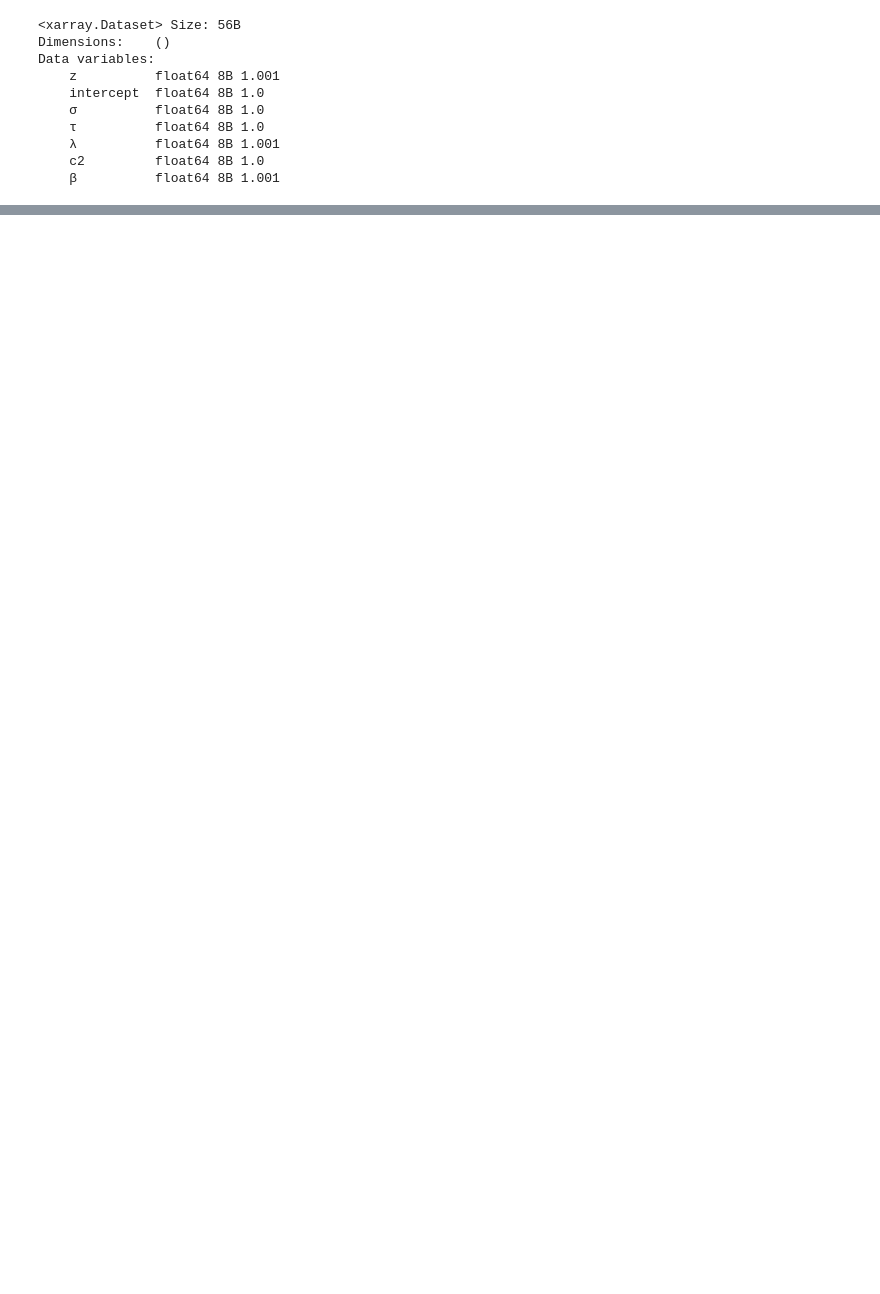
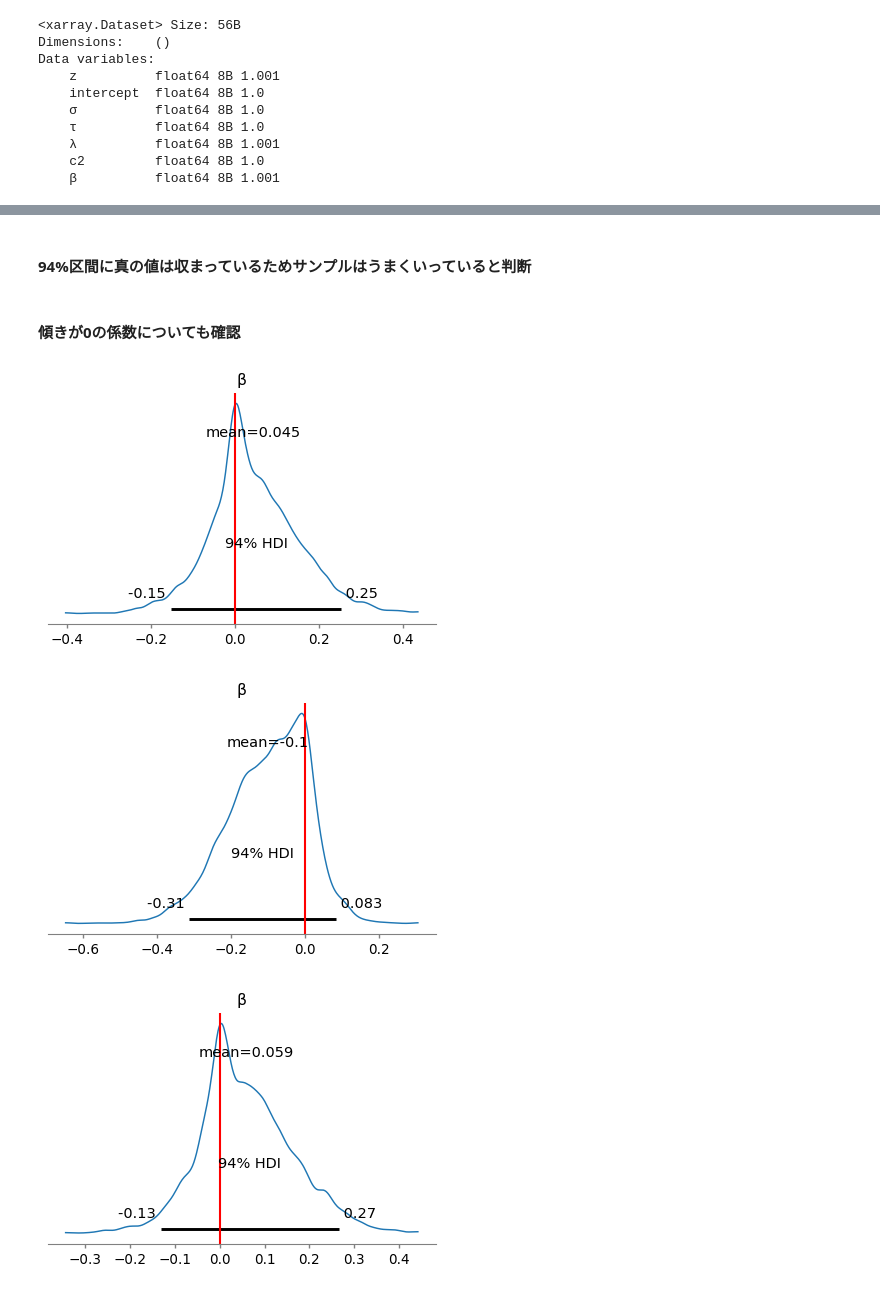
Before and after one commit to gonzou122/pymc, a Jupyter notebook: code/horseshoe_prior_test.ipynb, the cells around one changed output, grey strips where cells are left out. Saved outputs shown, nothing was run; the diff lists cells and outputs as text; code cells hidden in the pictures; blank space fills up the shorter version.

```diff
--- a/code/horseshoe_prior_test.ipynb
+++ b/code/horseshoe_prior_test.ipynb
@@ -405,0 +441,12 @@ KeyError: 'var names: "[\'β0\'] are not present" in dataset'
+# %% [markdown]
+#### 94%区間に真の値は収まっているためサンプルはうまくいっていると判断
+# %% [markdown]
+#### 傾きが0の係数についても確認
+# %%
+for i in range(9,19):
+    az.plot_posterior(idata1.posterior.β[0,:,i+10],figsize =(5,3))
+    plt.axvline(x=0,color='red')
+# %% [output]
+[figure, added]
+[figure, added]
+[figure, added]
```
Also changed, not shown: parts of 18 cells of this notebook.
